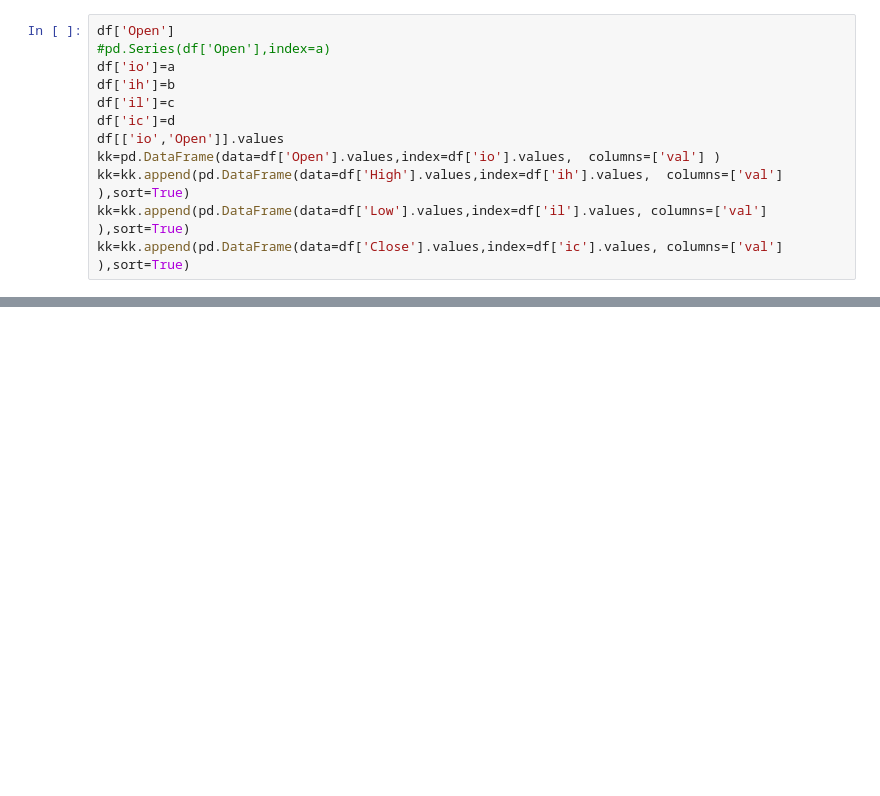
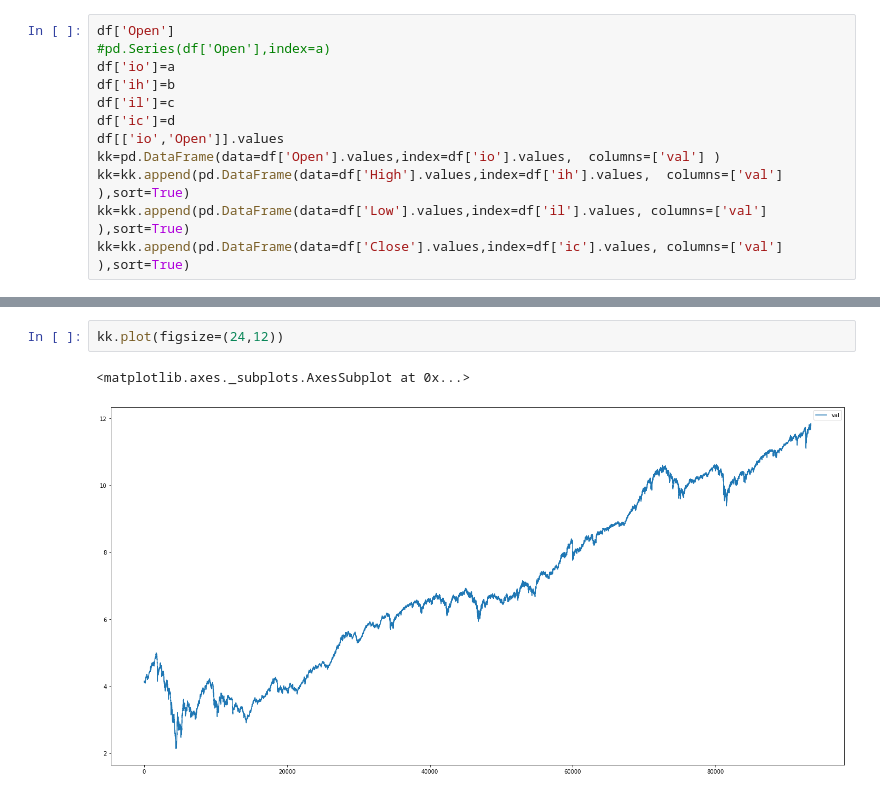
Before and after one commit to rcoborod/colab, a Jupyter notebook: financeTest.ipynb, the cells around one changed output, grey strips where cells are left out. Drawn from its saved outputs; the diff is of its cells as text; blank space fills up the shorter version.

```diff
--- a/financeTest.ipynb
+++ b/financeTest.ipynb
@@ -128,0 +119,5 @@ kk
+# %%
+kk.plot(figsize=(24,12))
+# %% [output]
+<matplotlib.axes._subplots.AxesSubplot at 0x...>
+[figure, added]
```
Also changed, not shown: parts of 7 cells of this notebook, 1 other file.
